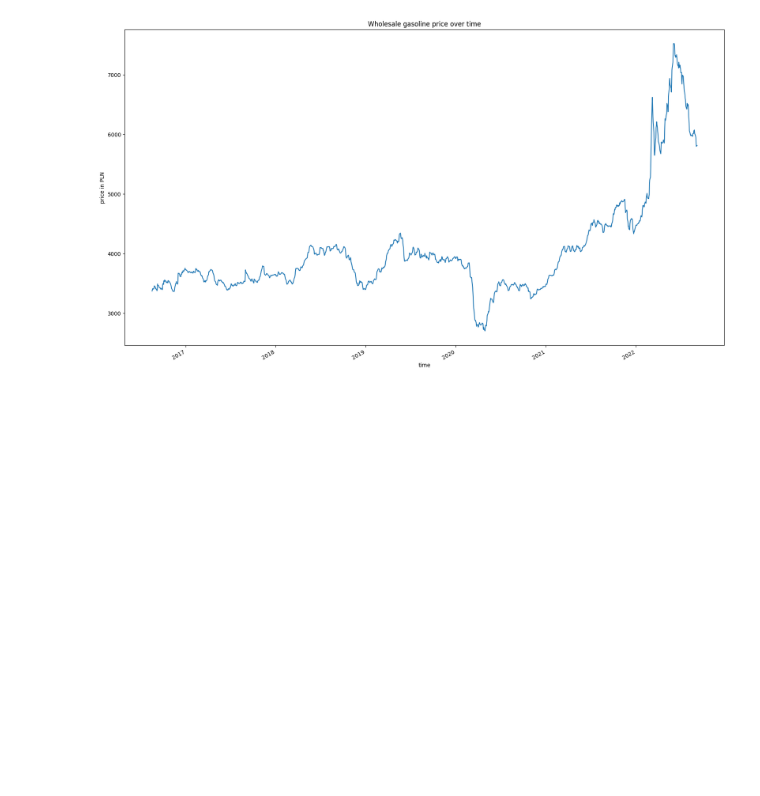
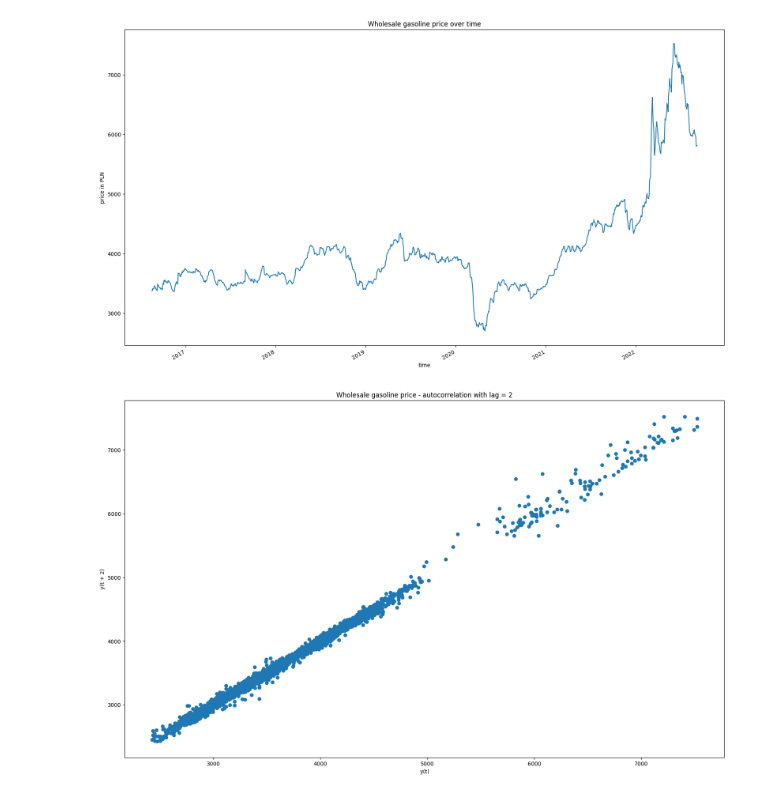
Before and after one commit to kapiblue/wholesale-gasoline-price-prediction, a Jupyter notebook: prediction.ipynb, the cells around one changed output. Drawn from its saved outputs; the diff is of its cells as text; code cells hidden in the pictures; blank space fills up the shorter version.

```diff
--- a/prediction.ipynb
+++ b/prediction.ipynb
@@ -76,0 +79,9 @@ plt.show()
+# %%
+lag = 2
+
+plt.figure()
+lag_plot(df["Price"], lag = lag)
+plt.title(f"Wholesale gasoline price - autocorrelation with lag = {lag}")
+plt.show()
+# %% [output]
+[figure, added]
```
Also changed, not shown: parts of 4 cells of this notebook, 2 other files.
